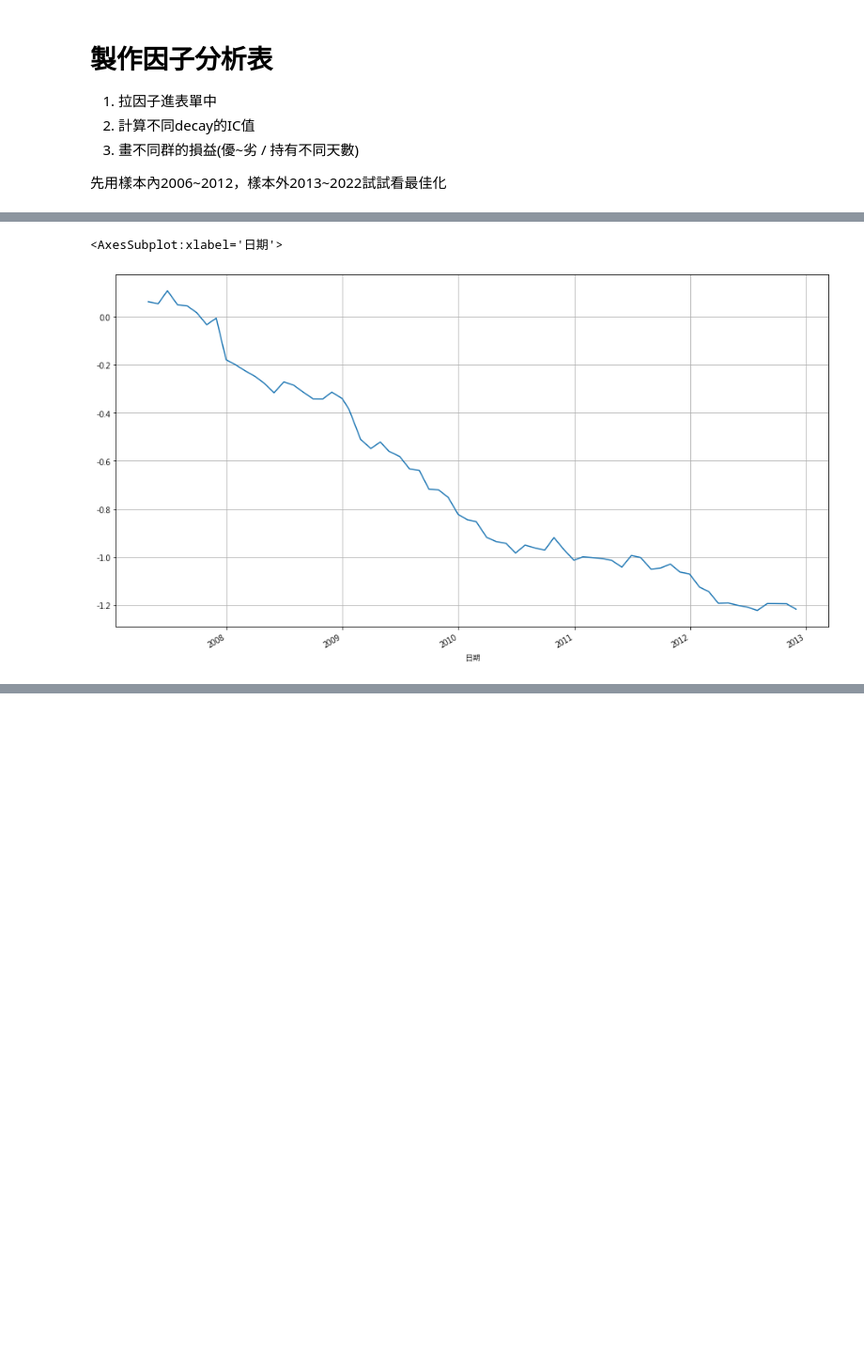
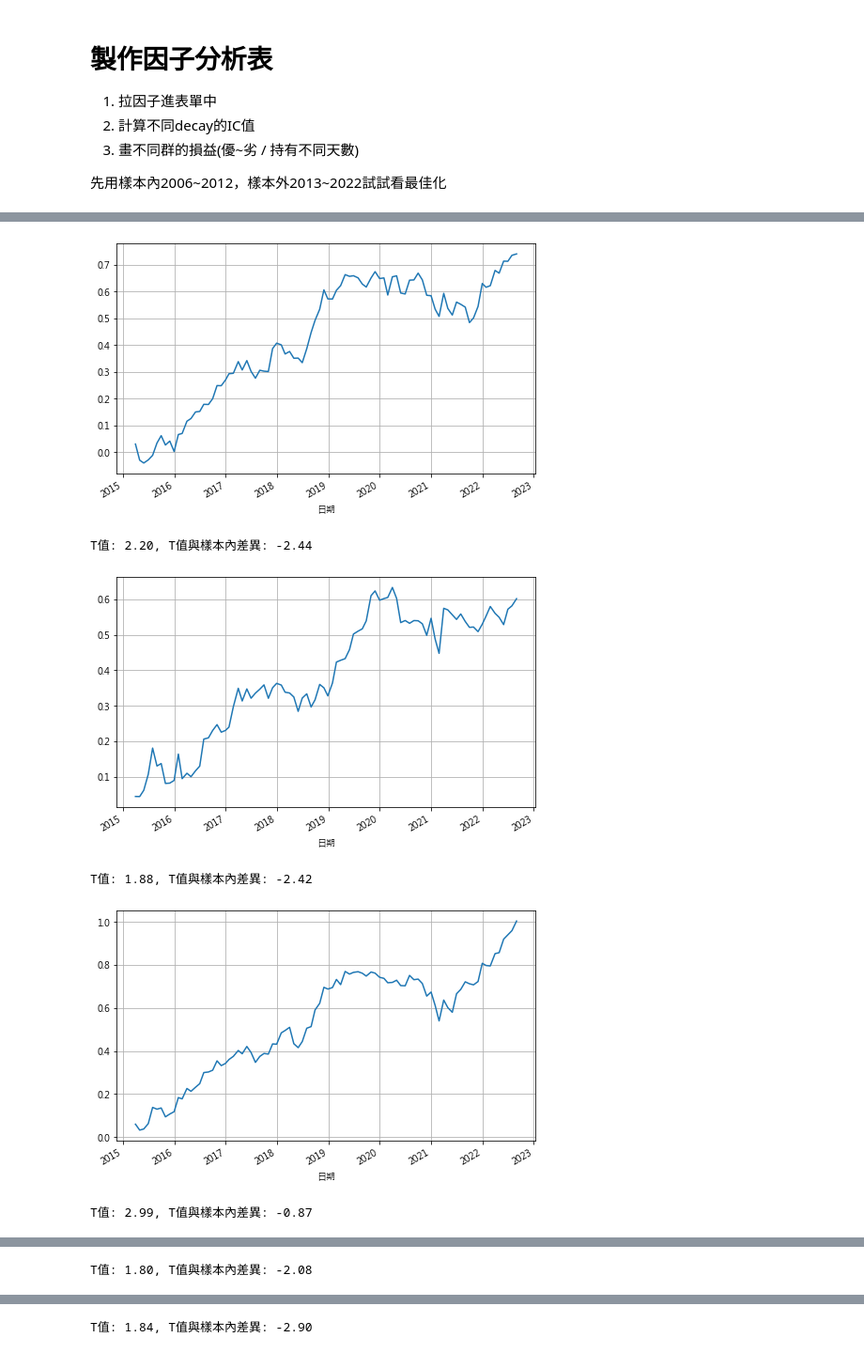
Before and after one commit to Chastely00/Chast, a Jupyter notebook: 製作因子分析表.ipynb, the cells around one changed output, grey strips where cells are left out. Shown at 94% size. Saved outputs shown, nothing was run; the diff lists cells and outputs as text; code cells hidden in the pictures; blank space fills up the shorter version.

```diff
--- a/製作因子分析表.ipynb
+++ b/製作因子分析表.ipynb
@@ -188,11 +291,16 @@ ic_成交金額 = factor.get_ic(factor.get_norm_factor('成交金額(千)'))
 # %%
+start = datetime.datetime(2013, 9, 30)
+end = datetime.datetime(2022, 9, 30)
+factor = Factor(pymongo.MongoClient(), start=start, end=end, db_name='Fields')
+factor.get_data(['開盤價', '最高價', '最低價', '還原收盤價', 'EPS_Q'], store=True)
+
 factors = {
-    'EPS_Q': factor.create_to_daily(factor.get_norm_factor('EPS_Q').pct_change()),
-    '營業收入淨額_Y': factor.create_to_daily(factor.get_norm_factor('營業收入淨額_Y').pct_change()),
+    'EPS_Q': factor.create_to_daily(factor.get_norm_factor('EPS_Q', growth=True)),
+    '營業收入淨額_Y': factor.create_to_daily(factor.get_norm_factor('營業收入淨額_Y', growth=True)),
     '殖利率': factor.get_norm_factor('殖利率'),
     '股價淨值比': factor.get_norm_factor('股價淨值比'),
     '本益比': factor.get_norm_factor('本益比'),
     '成交金額(千)': factor.get_norm_factor('成交金額(千)'),
-    '60MA': factor.data['還原收盤價'].rolling(60).mean().pct_change(),
-    '120MA': factor.data['還原收盤價'].rolling(120).mean().pct_change()
+    '60MA': factor.data['還原收盤價'] > factor.data['還原收盤價'].rolling(60).mean(),
+    '120MA': factor.data['還原收盤價'] > factor.data['還原收盤價'].rolling(120).mean()
 }
@@ -301,18 +317,30 @@ NameError: name 'PB' is not defined
 # %%
 # 分群計算
-group_names = ['first quantile', 'second quantile', 'third quantile', 'fourth quantile', 'fifth quantile']
-group_names = ['1', '2', '3', '4', '5', '6', '7', '8', '9', '10', '11', '12' ,'13', '14', '15']
-multifactor_m = pd.DataFrame(sum(multifactor.values())).fillna(method='ffill').groupby(pd.Grouper(freq='1m')).tail(1)
-close_m = factor.data['還原收盤價'].fillna(method='ffill').groupby(pd.Grouper(freq='1m')).tail(1).pct_change().shift(-1)
-df_group_results = pd.DataFrame(index=multifactor_m.index, columns=group_names)
-for idx, row in multifactor_m.iterrows():
-    # 如果都收盤買賣，不會滑價 每次進出場就是0.001425+0.001425+0.003
-    se = pd.Series(close_m.loc[idx, :] - 0.00550, name=idx)
-    if len(row.dropna()) >= 5:
-        df_group_results.loc[idx, :] = se.groupby(pd.qcut(row, 15, labels=group_names)).mean()
-# 買第五群(最高分) 賣第一群(最低分)
-(df_group_results['15'] - df_group_results['1']).cumsum().plot(figsize=(16, 9), grid=True)
-#df_group_results.cumsum().plot(figsize=(16, 9), grid=True)
+multifactor = dict()
+for i in range(len(best_weights_list)):
+    for k in factors.keys():
+        multifactor[k] = factors[k] * best_weights_list[i][k]
+    group_names = [str(x) for x in range(1, 51)]
+    multifactor_m = pd.DataFrame(sum(multifactor.values())).fillna(method='ffill').groupby(pd.Grouper(freq='1m')).tail(1)
+    close_m = factor.data['還原收盤價'].fillna(method='ffill').groupby(pd.Grouper(freq='1m')).tail(1)#.pct_change().shift(-1)
+    for c in close_m.columns:
+        close_m.loc[:, c] = np.log(close_m.loc[:, c]) - np.log(close_m.loc[:, c].shift(1))
+    close_m = close_m.shift(-1)
+    df_group_results = pd.DataFrame(index=multifactor_m.index, columns=group_names)
+    for idx, row in multifactor_m.iterrows():
+        # 如果都收盤買賣，不會滑價 每次進出場就是0.001425+0.001425+0.003
+        se = pd.Series(close_m.loc[idx, :] - 0.00550, name=idx)
+        if len(row.dropna()) >= 5:
+            df_group_results.loc[idx, :] = se.groupby(pd.qcut(row, 50, labels=group_names)).mean()
+    # 買第五群(最高分) 賣第一群(最低分)
+    pf = (df_group_results['50'] - df_group_results['1'])
+    pf.cumsum().plot(figsize=(8, 5), grid=True)
+    plt.show()
+    print('T值: {:.2F}, T值與樣本內差異: {:.2F}'.format(t_stat(pf), t_stat(pf) - t_list[i]))
 # %% [output]
+[figure, new version]
-<AxesSubplot:xlabel='日期'>
+T值: 2.20, T值與樣本內差異: -2.44
-[figure, old version]
+[figure, added]
+T值: 1.88, T值與樣本內差異: -2.42
+[figure, added]
+T值: 2.99, T值與樣本內差異: -0.87
@@ -318,0 +348 @@ for idx, row in multifactor_m.iterrows():
+T值: 1.80, T值與樣本內差異: -2.08
@@ -318,0 +350 @@ for idx, row in multifactor_m.iterrows():
+T值: 1.84, T值與樣本內差異: -2.90
```
Also changed, not shown: parts of 16 cells of this notebook, 4 other files.
